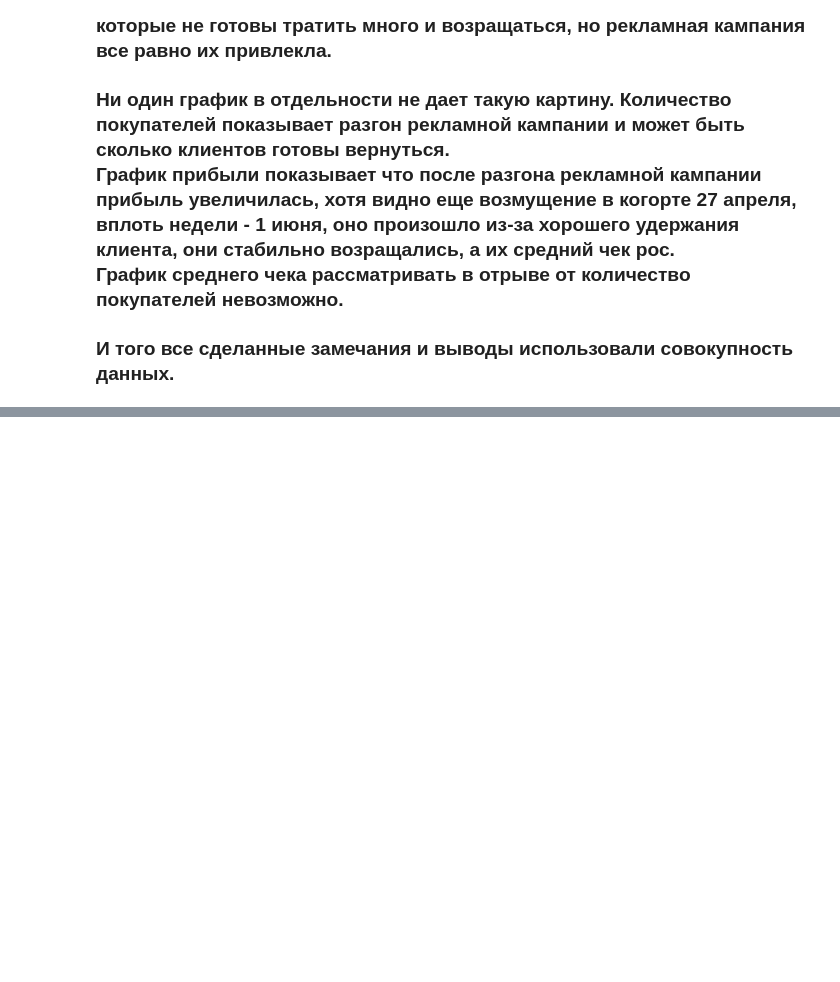
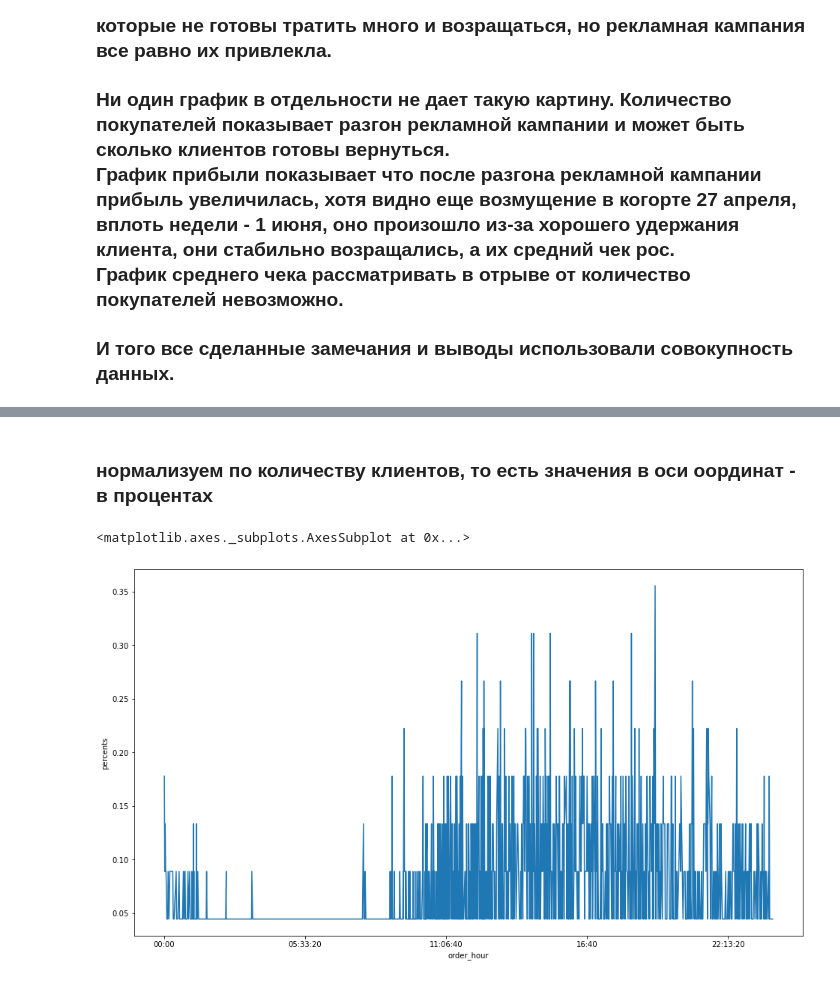
Before and after one commit to LotFullKa/PyProjects, a Jupyter notebook: praktika.ipynb, the cells around one changed output, grey strips where cells are left out. Drawn from its saved outputs; the diff is of its cells as text; code cells hidden in the pictures; blank space fills up the shorter version.

```diff
--- a/praktika.ipynb
+++ b/praktika.ipynb
@@ -296,0 +333,18 @@ sns.heatmap(
+# %% [markdown]
+### нормализуем по количеству клиентов, то есть значения в оси оординат - в процентах
+# %%
+# buy_at_minute_in_percents.plot.area(
+#     figsize=(16, 9),
+# )
+
+mpl.pyplot.figure(figsize=(16,9))
+
+
+sns.lineplot(
+    x=buy_at_minute_in_percents.index,
+    y=buy_at_minute_in_percents['percents'],
+    data=buy_at_minute_in_percents,
+)
+# %% [output]
+<matplotlib.axes._subplots.AxesSubplot at 0x...>
+[figure, added]
```
Also changed, not shown: parts of 5 cells of this notebook.
